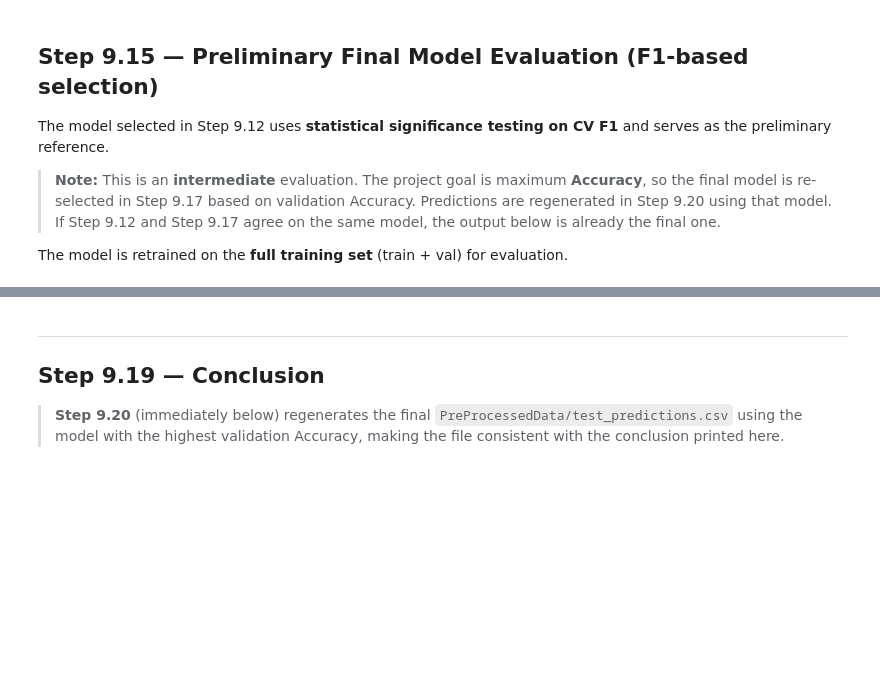
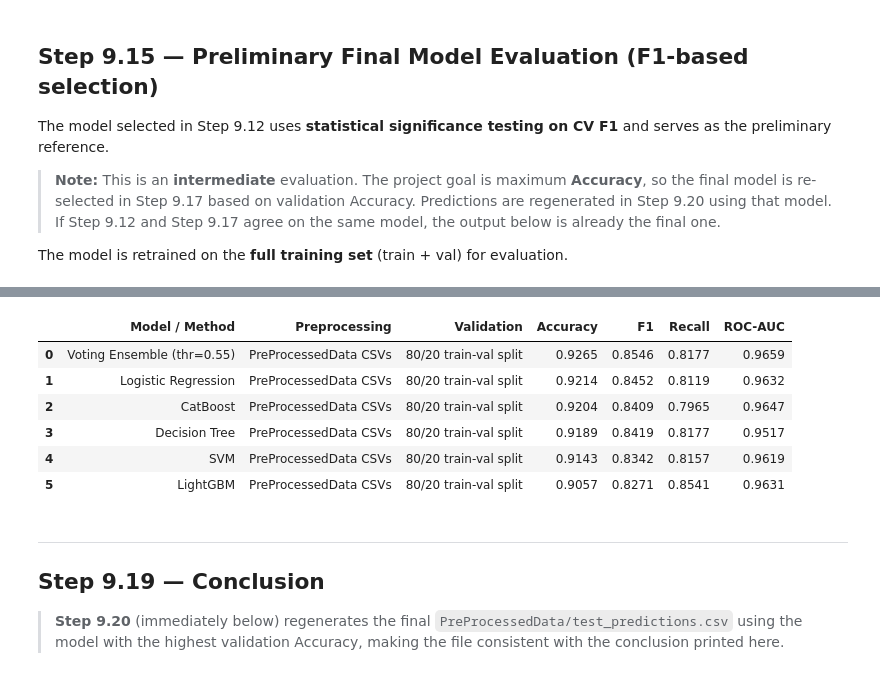
Before and after one commit to NoamFrei/DMDV_Final_Project, a Jupyter notebook: Classification_Section9_improved.ipynb, the cells around one changed output, grey strips where cells are left out. Drawn from its saved outputs; the diff is of its cells as text; code cells hidden in the pictures; blank space fills up the shorter version.

```diff
--- a/Classification_Section9_improved.ipynb
+++ b/Classification_Section9_improved.ipynb
@@ -1045,12 +1114,12 @@ Two approaches:
 
 Useful when FN (missing a High Intent user) is more costly than FP.
 # %%
-rf_balanced = RandomForestClassifier(
-    n_estimators=100, class_weight='balanced',
-    random_state=RANDOM_SEED, n_jobs=-1,
+dt_balanced = DecisionTreeClassifier(
+    class_weight='balanced',
+    random_state=RANDOM_SEED,
 )
-rf_balanced.fit(X_train, y_train)
-y_proba_bal = rf_balanced.predict_proba(X_val)[:, 1]
+dt_balanced.fit(X_train, y_train)
+y_proba_bal = dt_balanced.predict_proba(X_val)[:, 1]
 
 thresholds = [0.3, 0.4, 0.5, 0.6]
 threshold_results = {}
@@ -1362,7 +1447,5 @@ Direct numerical comparison across sources should account for this difference in
 # %%
-import os
-
-# ── My project — individual tuned models ─────────────────────────────────────
+# ── Individual tuned models ───────────────────────────────────────────────────
 _my_rows = []
 for _name, _model in tuned_models.items():
     _model.fit(X_train, y_train)
@@ -1376,65 +1459,31 @@ for _name, _model in tuned_models.items():
         'F1'             : round(f1_score(y_val, _yp, zero_division=0), 4),
         'Recall'         : round(recall_score(y_val, _yp, zero_division=0), 4),
         'ROC-AUC'        : round(roc_auc_score(y_val, _ypr), 4) if _ypr is not None else float('nan'),
-        'Source'         : 'my project',
     })
 
-# Ensemble methods
-_ens_specs = [
-    (f'Soft Voting Ensemble (top {_n_top})',         y_pred_vote,          y_proba_vote),
-    (f'Voting (thr={_best_thr_acc:.2f}, Acc-opt)',   y_pred_vote_acc_opt,  y_proba_vote),
-    (f'Voting (thr={_best_thr_f1:.2f}, F1-opt)',     y_pred_vote_f1_opt,   y_proba_vote),
-    ('Stacking (LR meta)',                           y_pred_stack,          y_proba_stack),
-]
-for _ename, _yp, _ypr in _ens_specs:
-    _my_rows.append({
-        'Model / Method' : _ename,
-        'Preprocessing'  : 'PreProcessedData CSVs',
-        'Validation'     : '80/20 train-val split',
-        'Accuracy'       : round(accuracy_score(y_val, _yp), 4),
-        'F1'             : round(f1_score(y_val, _yp, zero_division=0), 4),
-        'Recall'         : round(recall_score(y_val, _yp, zero_division=0), 4),
-        'ROC-AUC'        : round(roc_auc_score(y_val, _ypr), 4),
-        'Source'         : 'my project',
-    })
+# Voting Ensemble row
+_my_rows.append({
+    'Model / Method' : _VOTE_LABEL,
+    'Preprocessing'  : 'PreProcessedData CSVs',
+    'Validation'     : '80/20 train-val split',
+    'Accuracy'       : round(_vote_acc, 4),
+    'F1'             : round(_vote_f1, 4),
+    'Recall'         : round(_vote_rec, 4),
+    'ROC-AUC'        : round(_vote_auc, 4),
+})
 
 my_cmp_df = pd.DataFrame(_my_rows)
 
-# ── Private benchmark reference ───────────────────────────────────────────────
-_bm_path = os.path.join('Develop', 'private_evaluation',
-                         'private_model_comparison_against_original_labels.csv')
-bm_cmp_df = pd.DataFrame()
-if os.path.exists(_bm_path):
-    _bm_raw = pd.read_csv(_bm_path)
-    _bm_rows = []
-    for _, _row in _bm_raw.iterrows():
-        _bm_rows.append({
-            'Model / Method' : _row['Model'],
-            'Preprocessing'  : 'Same PreProcessedData + recovered test labels',
-            'Validation'     : 'Private test set (recovered ground truth)',
-            'Accuracy'       : _row['Accuracy'],
-            'F1'             : _row['F1'],
-            'Recall'         : _row['Recall'],
-            'ROC-AUC'        : _row['ROC-AUC'],
-            'Source'         : 'private benchmark (reference)',
-        })
-    bm_cmp_df = pd.DataFrame(_bm_rows)
-    combined_cmp = pd.concat([my_cmp_df, bm_cmp_df], ignore_index=True)
-else:
-    combined_cmp = my_cmp_df
-    print(f'Note: benchmark CSV not found at {_bm_path}')
-
 # ── Display — sorted by Accuracy (primary) ───────────────────────────────────
-combined_cmp = combined_cmp.sort_values('Accuracy', ascending=False).reset_index(drop=True)
 pd.set_option('display.max_colwidth', 55)
 pd.set_option('display.width', 120)
-print('='*115)
+print('='*100)
 print('FINAL COMPARISON TABLE — Sorted by Accuracy (primary metric)')
-print('"my project" = validation set | "benchmark" = private test set (different evaluation populations)')
-print('='*115)
-display(combined_cmp[['Model / Method','Preprocessing','Validation',
-                       'Accuracy','F1','Recall','ROC-AUC','Source']])
+print('='*100)
+display(my_cmp_df.sort_values('Accuracy', ascending=False).reset_index(drop=True)[
+    ['Model / Method', 'Preprocessing', 'Validation', 'Accuracy', 'F1', 'Recall', 'ROC-AUC']
+])
 
-# ── Store best rows for conclusion cell ───────────────────────────────────────
+# ── Store best row for conclusion cell ────────────────────────────────────────
 best_my_acc_row = my_cmp_df.loc[my_cmp_df['Accuracy'].idxmax()].copy()
-best_bm_acc_row = bm_cmp_df.loc[bm_cmp_df['Accuracy'].idxmax()].copy() if len(bm_cmp_df) > 0 else None
+# %% [output]
@@ -1441,3 +1493,10 @@ best_bm_acc_row = bm_cmp_df.loc[bm_cmp_df['Accuracy'].idxmax()].copy() if len(bm
+|  | Model / Method | Preprocessing | Validation | Accuracy | F1 | Recall | ROC-AUC |
+| 0 | Voting Ensemble (thr=0.55) | PreProcessedData CSVs | 80/20 train-val split | 0.9265 | 0.8546 | 0.8177 | 0.9659 |
+| 1 | Logistic Regression | PreProcessedData CSVs | 80/20 train-val split | 0.9214 | 0.8452 | 0.8119 | 0.9632 |
+| 2 | CatBoost | PreProcessedData CSVs | 80/20 train-val split | 0.9204 | 0.8409 | 0.7965 | 0.9647 |
+| 3 | Decision Tree | PreProcessedData CSVs | 80/20 train-val split | 0.9189 | 0.8419 | 0.8177 | 0.9517 |
+| 4 | SVM | PreProcessedData CSVs | 80/20 train-val split | 0.9143 | 0.8342 | 0.8157 | 0.9619 |
+| 5 | LightGBM | PreProcessedData CSVs | 80/20 train-val split | 0.9057 | 0.8271 | 0.8541 | 0.9631 |
 # %% [markdown]
 ---
 
```
Also changed, not shown: parts of 36 cells of this notebook, 1 other file.
